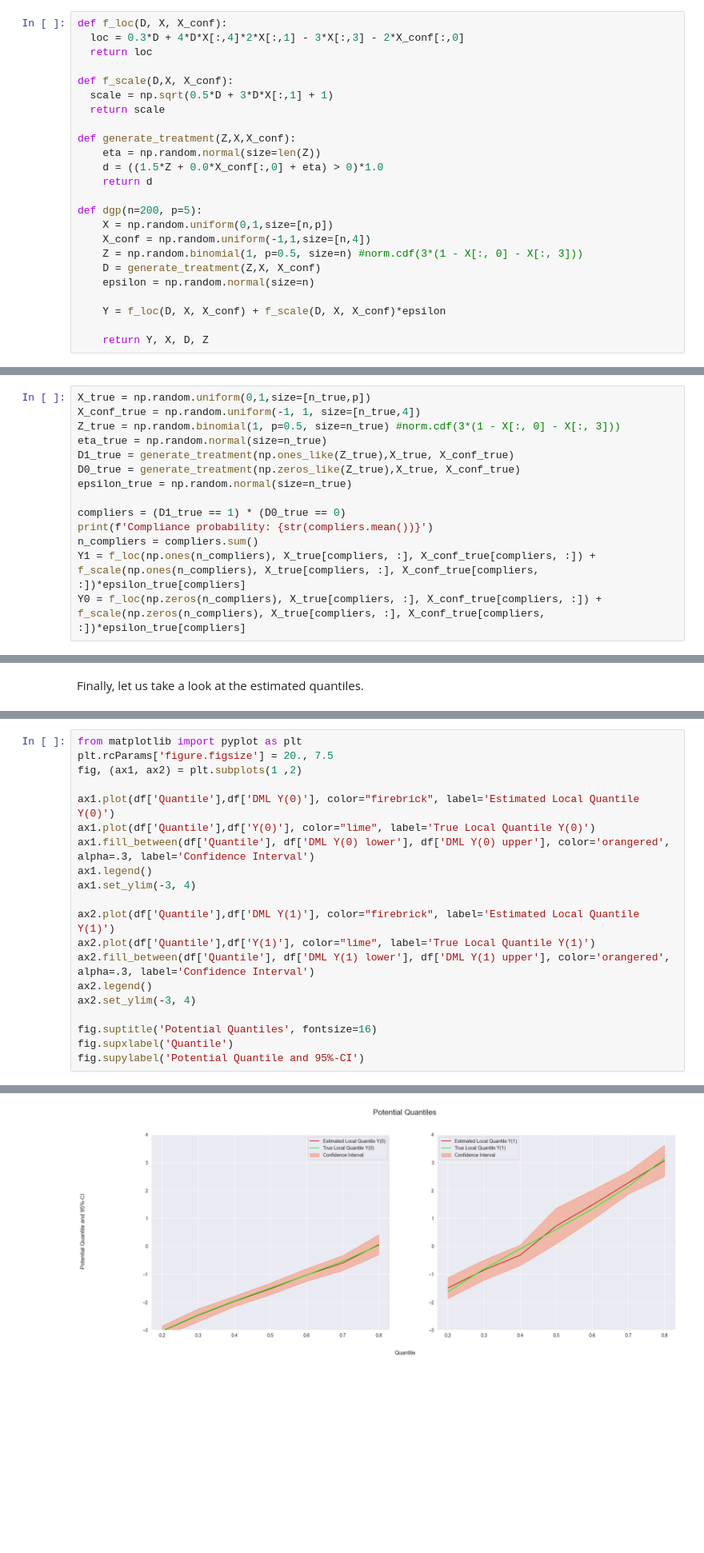
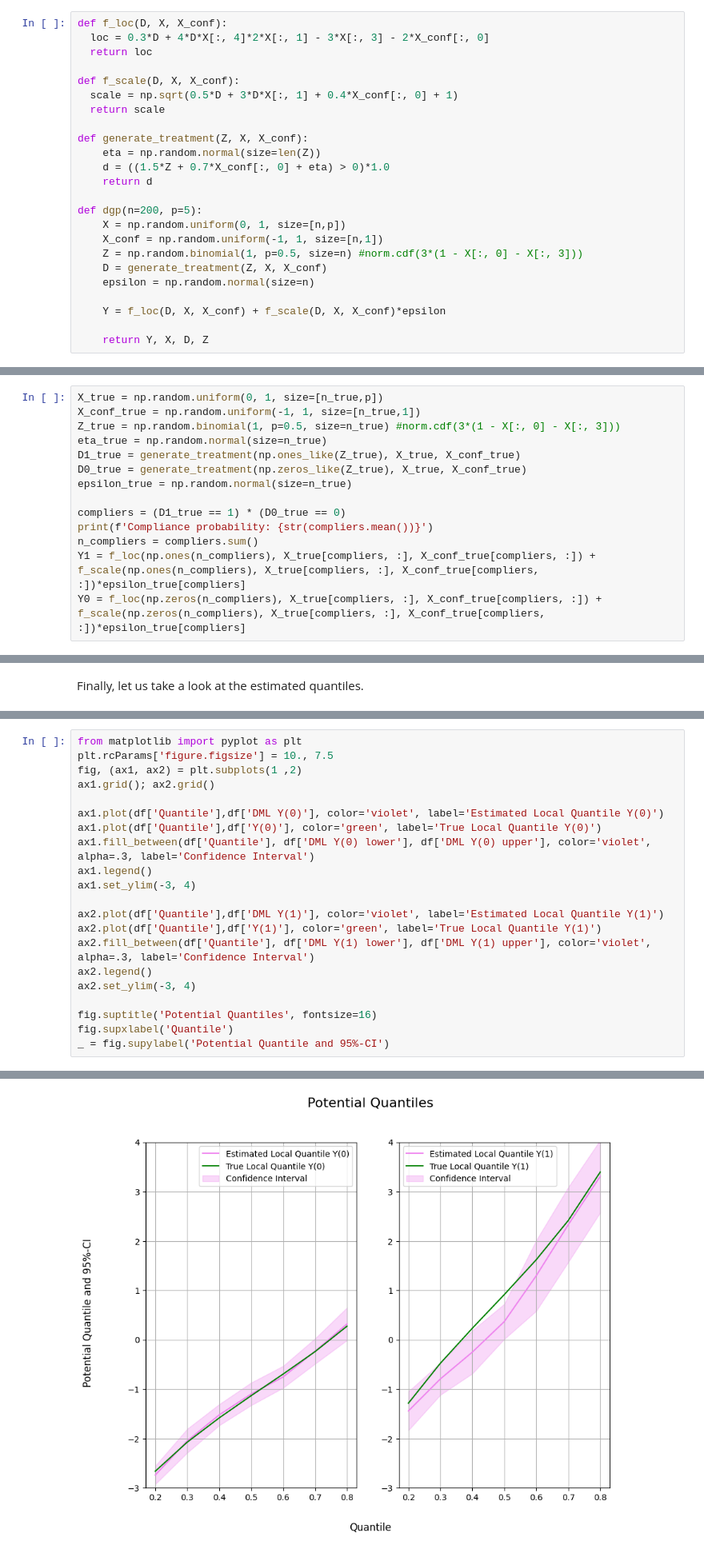
Before and after one commit to DoubleML/doubleml-docs, a Jupyter notebook: doc/examples/py_double_ml_lpq.ipynb, the cells around one changed output, grey strips where cells are left out. Shown at 80% size. Drawn from its saved outputs; the diff is of its cells as text; blank space fills up the shorter version.

```diff
--- a/doc/examples/py_double_ml_lpq.ipynb
+++ b/doc/examples/py_double_ml_lpq.ipynb
@@ -16,22 +29,22 @@ The data is generated similar to in [Kallus et al.](https://arxiv.org/abs/1912.1
 # %%
 def f_loc(D, X, X_conf):
-  loc = 0.3*D + 4*D*X[:,4]*2*X[:,1] - 3*X[:,3] - 2*X_conf[:,0]
+  loc = 0.3*D + 4*D*X[:, 4]*2*X[:, 1] - 3*X[:, 3] - 2*X_conf[:, 0]
   return loc
 
-def f_scale(D,X, X_conf):
-  scale = np.sqrt(0.5*D + 3*D*X[:,1] + 1)
+def f_scale(D, X, X_conf):
+  scale = np.sqrt(0.5*D + 3*D*X[:, 1] + 0.4*X_conf[:, 0] + 1)
   return scale
 
-def generate_treatment(Z,X,X_conf):
+def generate_treatment(Z, X, X_conf):
     eta = np.random.normal(size=len(Z))
-    d = ((1.5*Z + 0.0*X_conf[:,0] + eta) > 0)*1.0
+    d = ((1.5*Z + 0.7*X_conf[:, 0] + eta) > 0)*1.0
     return d
 
 def dgp(n=200, p=5):
-    X = np.random.uniform(0,1,size=[n,p])
-    X_conf = np.random.uniform(-1,1,size=[n,4])
+    X = np.random.uniform(0, 1, size=[n,p])
+    X_conf = np.random.uniform(-1, 1, size=[n,1])
     Z = np.random.binomial(1, p=0.5, size=n) #norm.cdf(3*(1 - X[:, 0] - X[:, 3]))
-    D = generate_treatment(Z,X, X_conf)
+    D = generate_treatment(Z, X, X_conf)
     epsilon = np.random.normal(size=n)
 
     Y = f_loc(D, X, X_conf) + f_scale(D, X, X_conf)*epsilon
@@ -52,10 +59,10 @@ Number of Cores: 8
 # %%
-X_true = np.random.uniform(0,1,size=[n_true,p])
-X_conf_true = np.random.uniform(-1, 1, size=[n_true,4])
+X_true = np.random.uniform(0, 1, size=[n_true,p])
+X_conf_true = np.random.uniform(-1, 1, size=[n_true,1])
 Z_true = np.random.binomial(1, p=0.5, size=n_true) #norm.cdf(3*(1 - X[:, 0] - X[:, 3]))
 eta_true = np.random.normal(size=n_true)
-D1_true = generate_treatment(np.ones_like(Z_true),X_true, X_conf_true)
-D0_true = generate_treatment(np.zeros_like(Z_true),X_true, X_conf_true)
+D1_true = generate_treatment(np.ones_like(Z_true), X_true, X_conf_true)
+D0_true = generate_treatment(np.zeros_like(Z_true), X_true, X_conf_true)
 epsilon_true = np.random.normal(size=n_true)
 
 compliers = (D1_true == 1) * (D0_true == 0)
@@ -159,21 +167,22 @@ print(df)
 # %%
 from matplotlib import pyplot as plt
-plt.rcParams['figure.figsize'] = 20., 7.5
+plt.rcParams['figure.figsize'] = 10., 7.5
 fig, (ax1, ax2) = plt.subplots(1 ,2)
+ax1.grid(); ax2.grid()
 
-ax1.plot(df['Quantile'],df['DML Y(0)'], color="firebrick", label='Estimated Local Quantile Y(0)')
-ax1.plot(df['Quantile'],df['Y(0)'], color="lime", label='True Local Quantile Y(0)')
-ax1.fill_between(df['Quantile'], df['DML Y(0) lower'], df['DML Y(0) upper'], color='orangered', alpha=.3, label='Confidence Interval')
+ax1.plot(df['Quantile'],df['DML Y(0)'], color='violet', label='Estimated Local Quantile Y(0)')
+ax1.plot(df['Quantile'],df['Y(0)'], color='green', label='True Local Quantile Y(0)')
+ax1.fill_between(df['Quantile'], df['DML Y(0) lower'], df['DML Y(0) upper'], color='violet', alpha=.3, label='Confidence Interval')
 ax1.legend()
 ax1.set_ylim(-3, 4)
 
-ax2.plot(df['Quantile'],df['DML Y(1)'], color="firebrick", label='Estimated Local Quantile Y(1)')
-ax2.plot(df['Quantile'],df['Y(1)'], color="lime", label='True Local Quantile Y(1)')
-ax2.fill_between(df['Quantile'], df['DML Y(1) lower'], df['DML Y(1) upper'], color='orangered', alpha=.3, label='Confidence Interval')
+ax2.plot(df['Quantile'],df['DML Y(1)'], color='violet', label='Estimated Local Quantile Y(1)')
+ax2.plot(df['Quantile'],df['Y(1)'], color='green', label='True Local Quantile Y(1)')
+ax2.fill_between(df['Quantile'], df['DML Y(1) lower'], df['DML Y(1) upper'], color='violet', alpha=.3, label='Confidence Interval')
 ax2.legend()
 ax2.set_ylim(-3, 4)
 
 fig.suptitle('Potential Quantiles', fontsize=16)
 fig.supxlabel('Quantile')
-fig.supylabel('Potential Quantile and 95%-CI')
+_ = fig.supylabel('Potential Quantile and 95%-CI')
 # %% [output]
@@ -181 +189 @@ Text(0.02, 0.5, 'Potential Quantile and 95%-CI')
-[figure, old version]
+[figure, new version]
```
Also changed, not shown: parts of 17 cells of this notebook, 1 other file.
